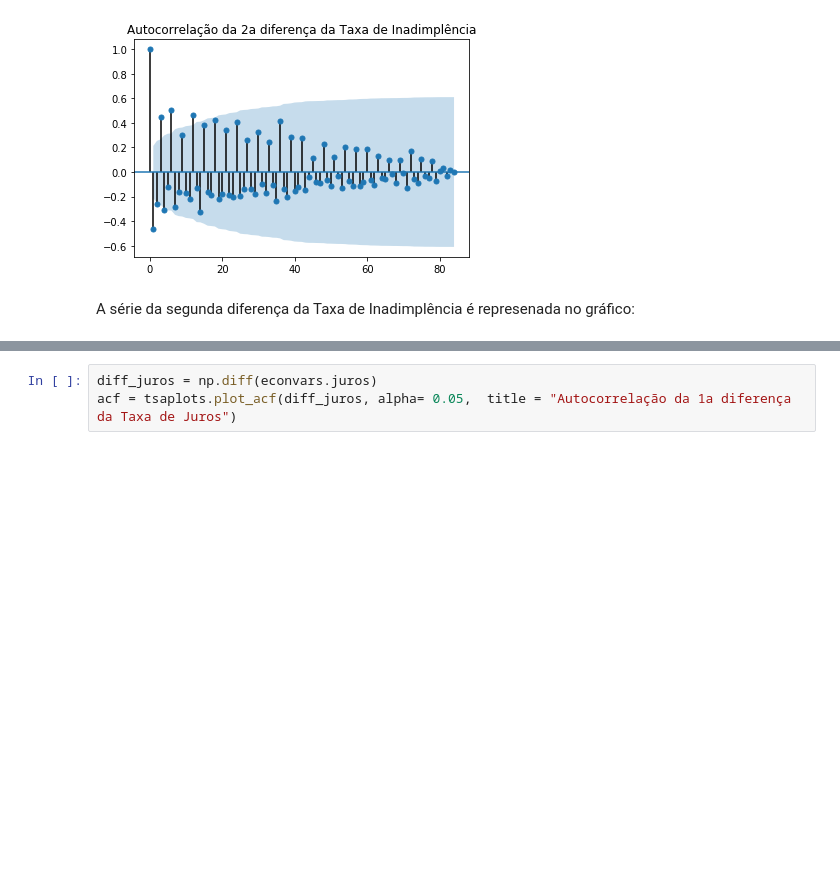
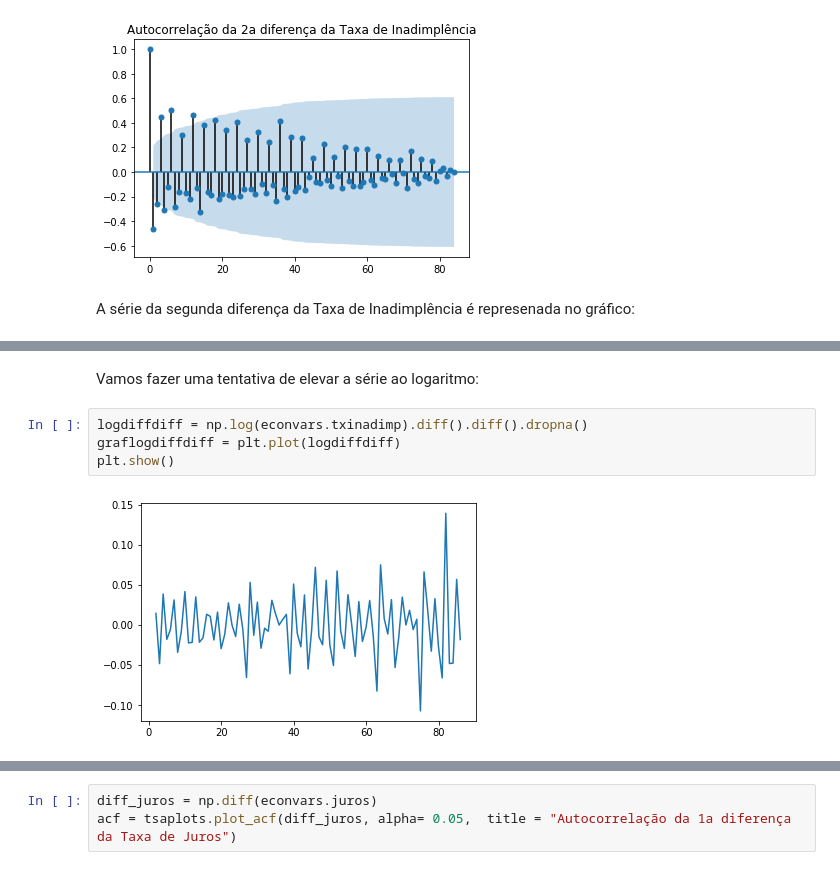
Before and after one commit to GustavoAlovisi/Econometrics2018, a Jupyter notebook: eco02018.ipynb, the cells around one changed output, grey strips where cells are left out. Drawn from its saved outputs; the diff is of its cells as text; blank space fills up the shorter version.

Commit message:
Continuação da análise econométrica das séries. Teste de Raíz Unitária e diferenciação.

```diff
--- a/eco02018.ipynb
+++ b/eco02018.ipynb
@@ -205,0 +206,8 @@ plt.show()
+# %% [markdown]
+Vamos fazer uma tentativa de elevar a série ao logaritmo:
+# %%
+logdiffdiff = np.log(econvars.txinadimp).diff().diff().dropna()
+graflogdiffdiff = plt.plot(logdiffdiff)
+plt.show()
+# %% [output]
+[figure, added]
```
Also changed, not shown: parts of 14 cells of this notebook, 1 other file.
